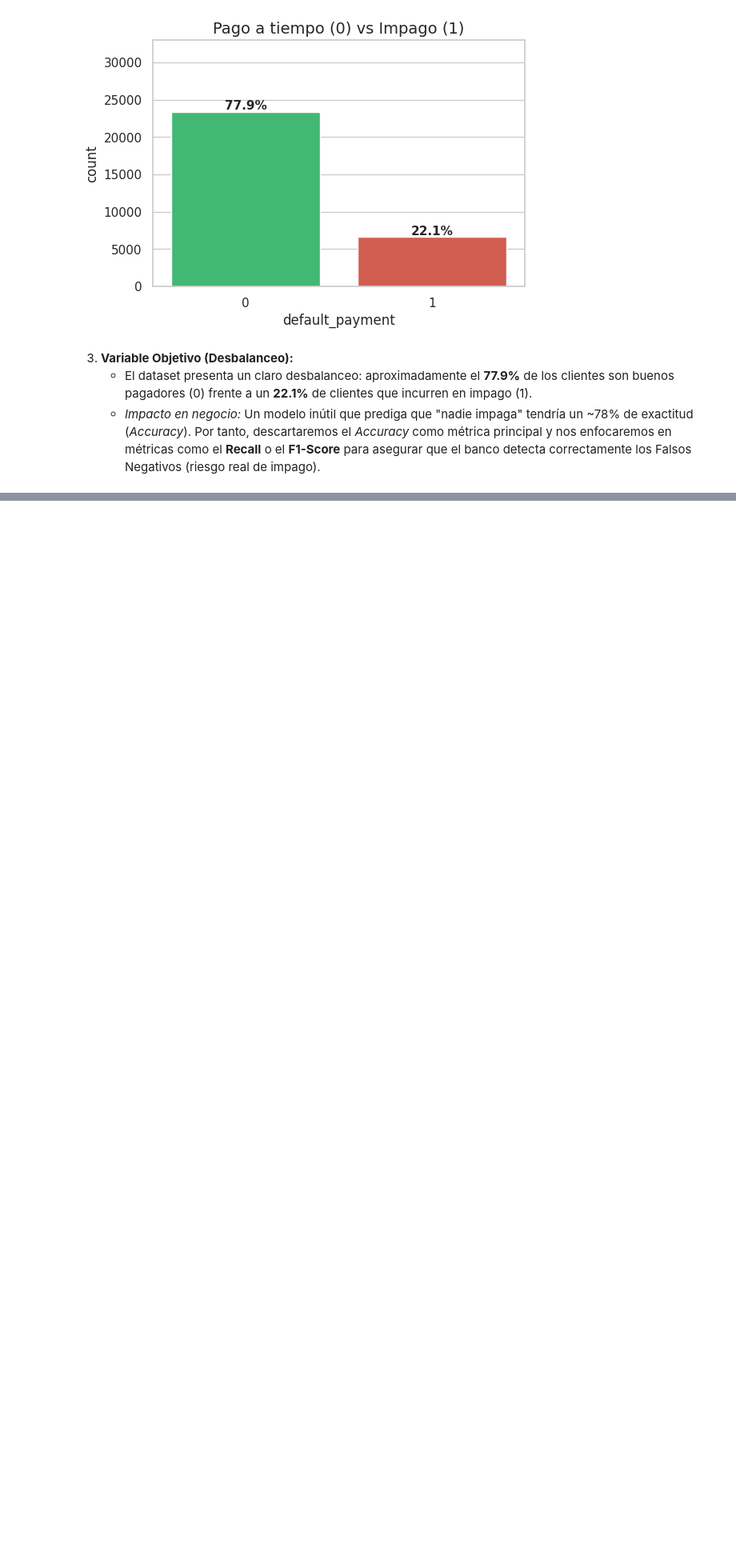
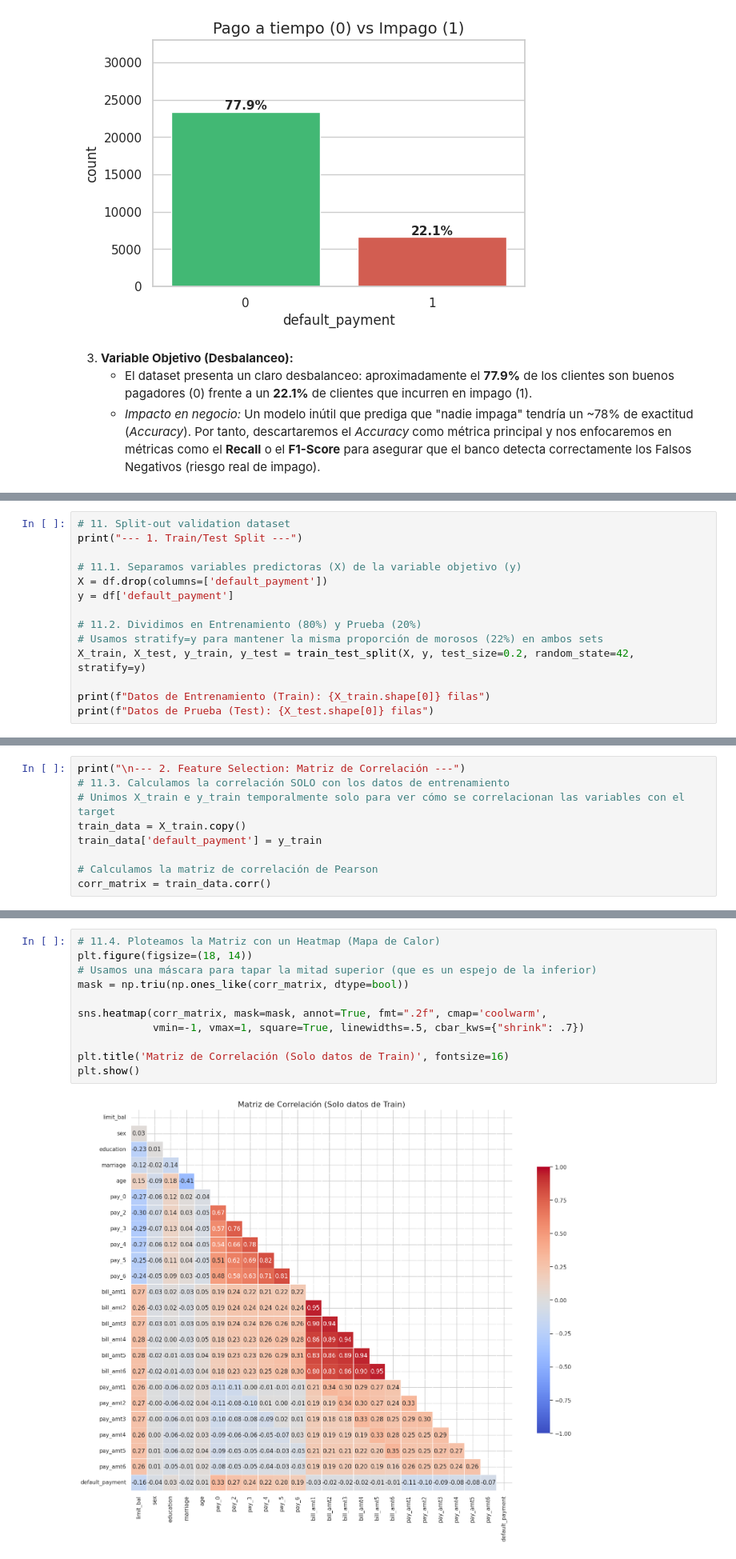
Before and after one commit to Emanuel-TC/preparacion_limpieza_datos, a Jupyter notebook: notebook_principal.ipynb, the cells around one changed output, grey strips where cells are left out. Shown at 80% size. Drawn from its saved outputs; the diff is of its cells as text; blank space fills up the shorter version.

Commit message:
[feat] fase modeling & evaluating iniciada con train_test_split y matriz de correlacion

```diff
--- a/notebook_principal.ipynb
+++ b/notebook_principal.ipynb
@@ -420,0 +427,14 @@ plt.show()
+# %%
+# 11. Split-out validation dataset
+print("--- 1. Train/Test Split ---")
+
+# 11.1. Separamos variables predictoras (X) de la variable objetivo (y)
+X = df.drop(columns=['default_payment'])
+y = df['default_payment']
+
+# 11.2. Dividimos en Entrenamiento (80%) y Prueba (20%)
+# Usamos stratify=y para mantener la misma proporción de morosos (22%) en ambos sets
+X_train, X_test, y_train, y_test = train_test_split(X, y, test_size=0.2, random_state=42, stratify=y)
+
+print(f"Datos de Entrenamiento (Train): {X_train.shape[0]} filas")
+print(f"Datos de Prueba (Test): {X_test.shape[0]} filas")
@@ -420,0 +445,9 @@ plt.show()
+# %%
+print("\n--- 2. Feature Selection: Matriz de Correlación ---")
+# 11.3. Calculamos la correlación SOLO con los datos de entrenamiento
+# Unimos X_train e y_train temporalmente solo para ver cómo se correlacionan las variables con el target
+train_data = X_train.copy()
+train_data['default_payment'] = y_train
+
+# Calculamos la matriz de correlación de Pearson
+corr_matrix = train_data.corr()
@@ -420,0 +456,13 @@ plt.show()
+# %%
+# 11.4. Ploteamos la Matriz con un Heatmap (Mapa de Calor)
+plt.figure(figsize=(18, 14))
+# Usamos una máscara para tapar la mitad superior (que es un espejo de la inferior)
+mask = np.triu(np.ones_like(corr_matrix, dtype=bool))
+
+sns.heatmap(corr_matrix, mask=mask, annot=True, fmt=".2f", cmap='coolwarm',
+            vmin=-1, vmax=1, square=True, linewidths=.5, cbar_kws={"shrink": .7})
+
+plt.title('Matriz de Correlación (Solo datos de Train)', fontsize=16)
+plt.show()
+# %% [output]
+[figure, added]
```
Also changed, not shown: parts of 8 cells of this notebook.
